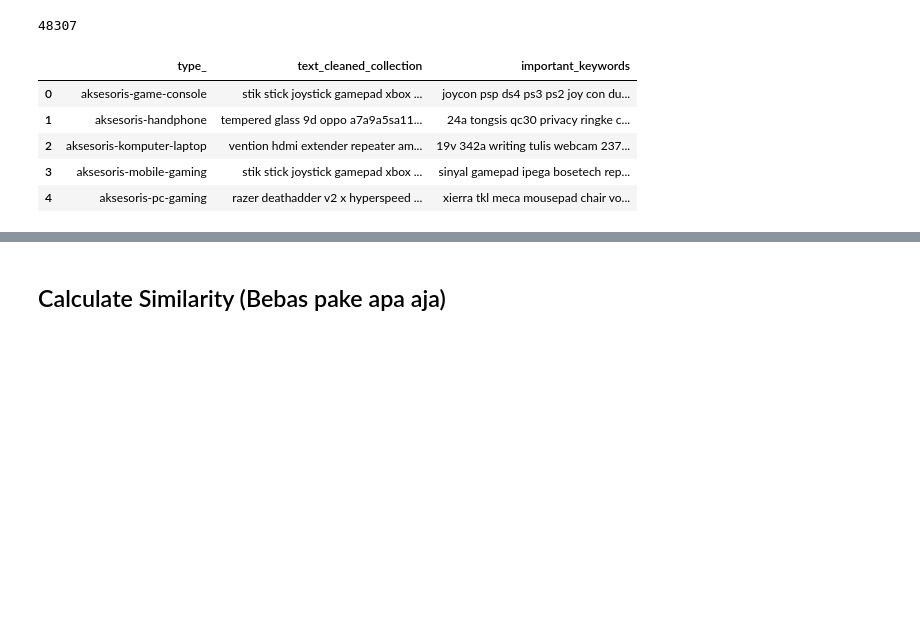
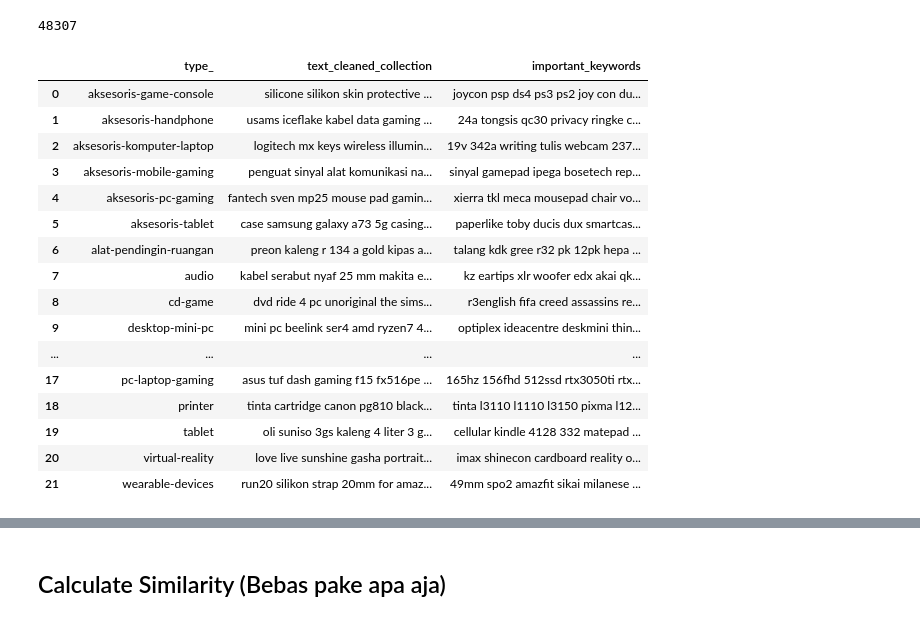
Before and after one commit to andreypurwanto/document_clustering_spending_tracker, a Jupyter notebook: spending_tracker/spending_tracker.ipynb, the cells around one changed output, grey strips where cells are left out. Saved outputs shown, nothing was run; the diff lists cells and outputs as text; code cells hidden in the pictures; blank space fills up the shorter version.

```diff
--- a/spending_tracker/spending_tracker.ipynb
+++ b/spending_tracker/spending_tracker.ipynb
@@ -287,11 +407,22 @@ def extract_keywords_tfidf(doc, tfidf : TfidfVectorizer, topk=10):
 MAX_KEYWORDS = 20
 df_group["important_keywords"] = df_group["text_cleaned_collection"].apply(lambda text:" ".join(extract_keywords_tfidf(text, tfidf, topk=MAX_KEYWORDS)))
 # %%
-df_group.head()
+df_group
 # %% [output]
 |  | type_ | text_cleaned_collection | important_keywords |
-| 0 | aksesoris-game-console | stik stick joystick gamepad xbox ... | joycon psp ds4 ps3 ps2 joy con du... |
-| 1 | aksesoris-handphone | tempered glass 9d oppo a7a9a5sa11... | 24a tongsis qc30 privacy ringke c... |
-| 2 | aksesoris-komputer-laptop | vention hdmi extender repeater am... | 19v 342a writing tulis webcam 237... |
-| 3 | aksesoris-mobile-gaming | stik stick joystick gamepad xbox ... | sinyal gamepad ipega bosetech rep... |
-| 4 | aksesoris-pc-gaming | razer deathadder v2 x hyperspeed ... | xierra tkl meca mousepad chair vo... |
+| 0 | aksesoris-game-console | silicone silikon skin protective ... | joycon psp ds4 ps3 ps2 joy con du... |
+| 1 | aksesoris-handphone | usams iceflake kabel data gaming ... | 24a tongsis qc30 privacy ringke c... |
+| 2 | aksesoris-komputer-laptop | logitech mx keys wireless illumin... | 19v 342a writing tulis webcam 237... |
+| 3 | aksesoris-mobile-gaming | penguat sinyal alat komunikasi na... | sinyal gamepad ipega bosetech rep... |
+| 4 | aksesoris-pc-gaming | fantech sven mp25 mouse pad gamin... | xierra tkl meca mousepad chair vo... |
+| 5 | aksesoris-tablet | case samsung galaxy a73 5g casing... | paperlike toby ducis dux smartcas... |
+| 6 | alat-pendingin-ruangan | preon kaleng r 134 a gold kipas a... | talang kdk gree r32 pk 12pk hepa ... |
+| 7 | audio | kabel serabut nyaf 25 mm makita e... | kz eartips xlr woofer edx akai qk... |
+| 8 | cd-game | dvd ride 4 pc unoriginal the sims... | r3english fifa creed assassins re... |
+| 9 | desktop-mini-pc | mini pc beelink ser4 amd ryzen7 4... | optiplex ideacentre deskmini thin... |
+| ... | ... | ... | ... |
+| 17 | pc-laptop-gaming | asus tuf dash gaming f15 fx516pe ... | 165hz 156fhd 512ssd rtx3050ti rtx... |
+| 18 | printer | tinta cartridge canon pg810 black... | tinta l3110 l1110 l3150 pixma l12... |
+| 19 | tablet | oli suniso 3gs kaleng 4 liter 3 g... | cellular kindle 4128 332 matepad ... |
+| 20 | virtual-reality | love live sunshine gasha portrait... | imax shinecon cardboard reality o... |
+| 21 | wearable-devices | run20 silikon strap 20mm for amaz... | 49mm spo2 amazfit sikai milanese ... |
```
Also changed, not shown: parts of 23 cells of this notebook, 8 other files.
